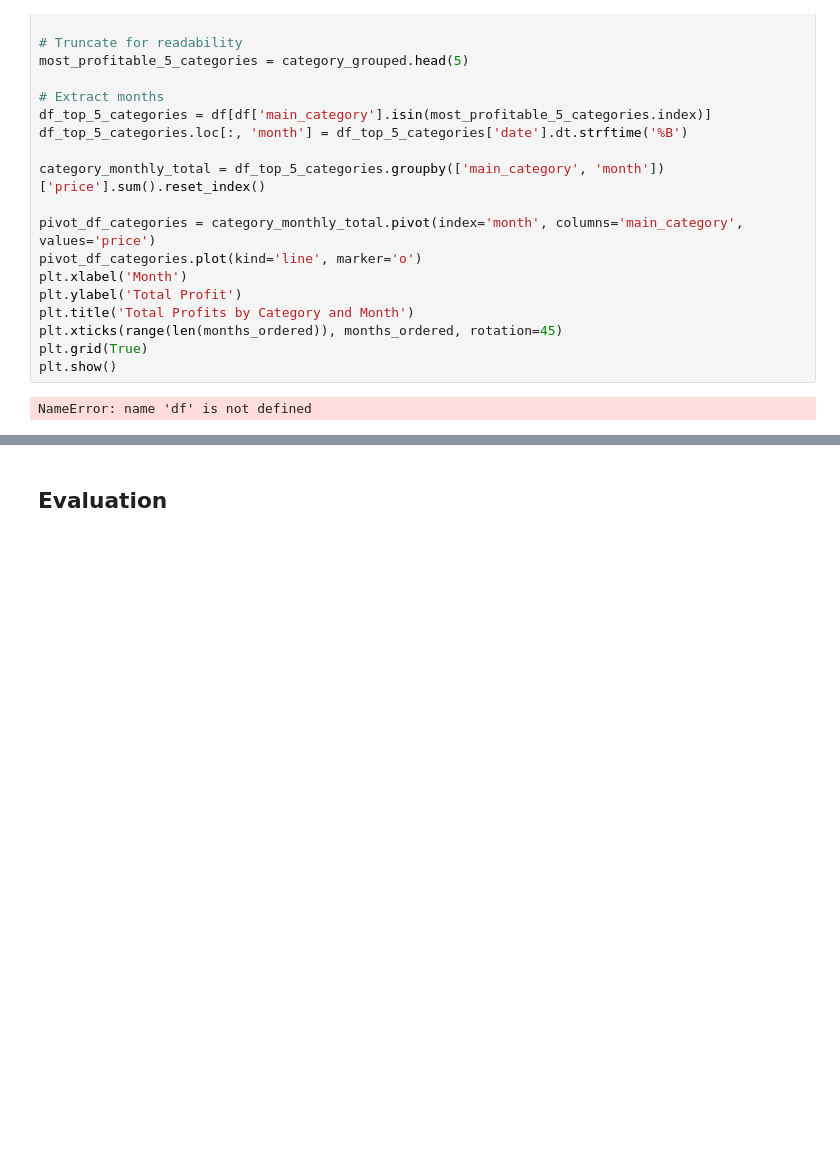
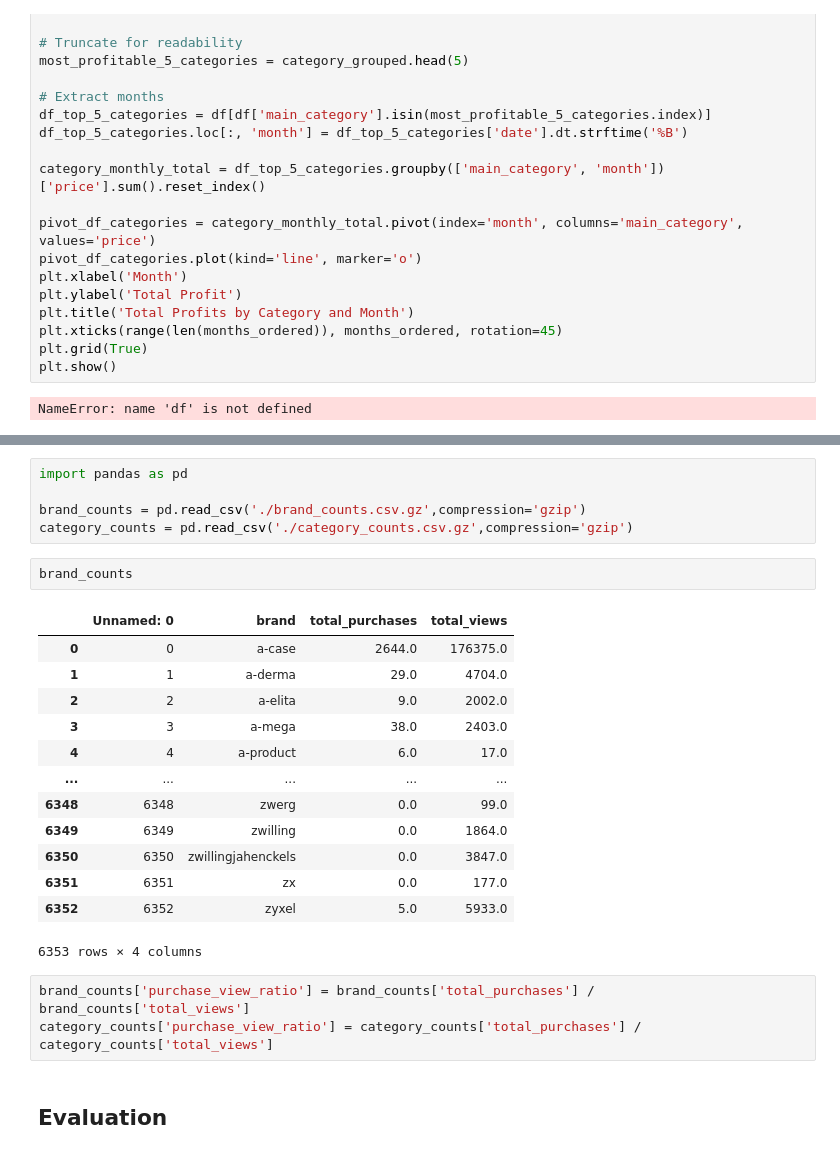
Before and after one commit to seel6470/CSPB-4502-Group-9-Project, a Jupyter notebook: Project Code.ipynb, the cells around one changed output, grey strips where cells are left out. Cells and saved outputs as stored; diff of their text form; blank space fills up the shorter version.

Commit message:
adding purchases and views totals

```diff
--- a/Project Code.ipynb
+++ b/Project Code.ipynb
@@ -426,3 +472,27 @@ NameError: name 'df' is not defined
+# %%
+import pandas as pd
+
+brand_counts = pd.read_csv('./brand_counts.csv.gz',compression='gzip')
+category_counts = pd.read_csv('./category_counts.csv.gz',compression='gzip')
+# %%
+brand_counts
+# %% [output]
+|  | Unnamed: 0 | brand | total_purchases | total_views |
+| 0 | 0 | a-case | 2644.0 | 176375.0 |
+| 1 | 1 | a-derma | 29.0 | 4704.0 |
+| 2 | 2 | a-elita | 9.0 | 2002.0 |
+| 3 | 3 | a-mega | 38.0 | 2403.0 |
+| 4 | 4 | a-product | 6.0 | 17.0 |
+| ... | ... | ... | ... | ... |
+| 6348 | 6348 | zwerg | 0.0 | 99.0 |
+| 6349 | 6349 | zwilling | 0.0 | 1864.0 |
+| 6350 | 6350 | zwillingjahenckels | 0.0 | 3847.0 |
+| 6351 | 6351 | zx | 0.0 | 177.0 |
+| 6352 | 6352 | zyxel | 5.0 | 5933.0 |
+6353 rows × 4 columns
+# %%
+brand_counts['purchase_view_ratio'] = brand_counts['total_purchases'] / brand_counts['total_views']
+category_counts['purchase_view_ratio'] = category_counts['total_purchases'] / category_counts['total_views']
 # %% [markdown]
 ## Evaluation
 # %% [markdown]
```
Also changed, not shown: parts of 2 cells of this notebook, 2 other files.
